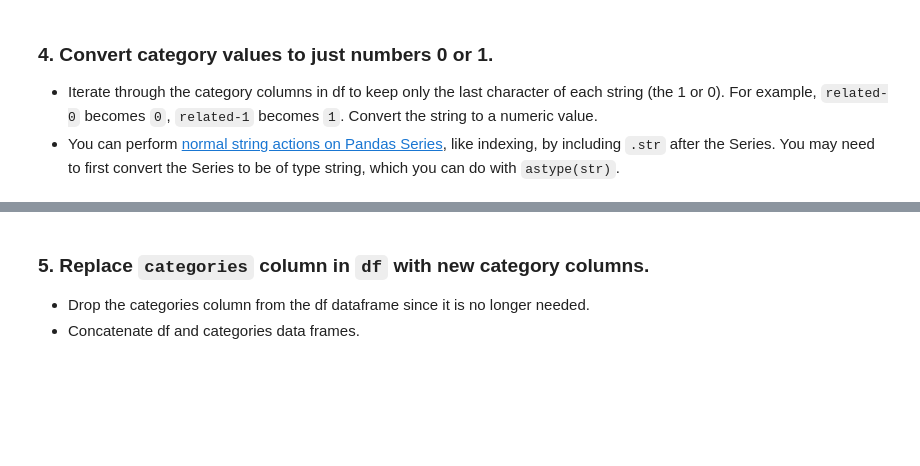
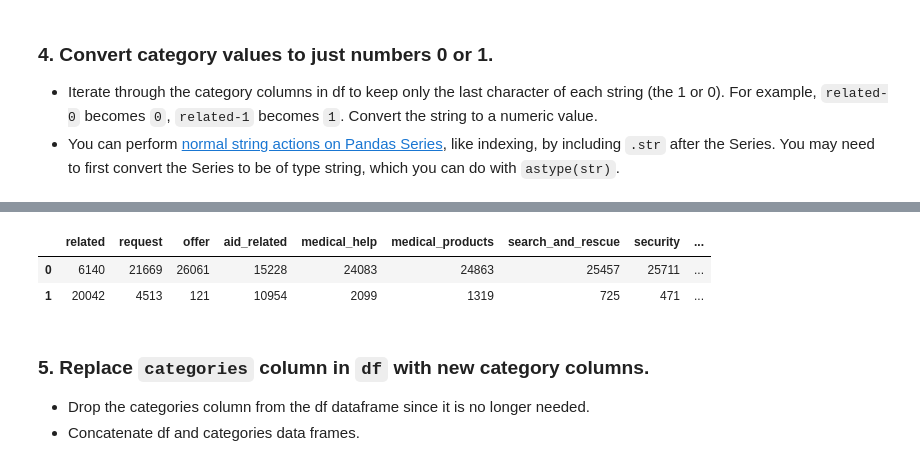
Before and after one commit to mathieurella/Data-Science-Response-Disaster-Pipeline, a Jupyter notebook: ETL Pipeline Preparation.ipynb, the cells around one changed output, grey strips where cells are left out. Saved outputs shown, nothing was run; the diff lists cells and outputs as text; code cells hidden in the pictures; blank space fills up the shorter version.

Commit message:
ETL Pipeline Preparation Boolean Edit

```diff
--- a/ETL Pipeline Preparation.ipynb
+++ b/ETL Pipeline Preparation.ipynb
@@ -127,3 +134,12 @@ categories.head()
+# %%
+    # delete all the value = 2 of categories, only appears on the related columns
+categories = categories[categories.related != 2]
+    # We only have boolean left
+categories.apply(pd.Series.value_counts)
+# %% [output]
+|  | related | request | offer | aid_related | medical_help | medical_products | search_and_rescue | security | ... |
+| 0 | 6140 | 21669 | 26061 | 15228 | 24083 | 24863 | 25457 | 25711 | ... |
+| 1 | 20042 | 4513 | 121 | 10954 | 2099 | 1319 | 725 | 471 | ... |
 # %% [markdown]
 ### 5. Replace `categories` column in `df` with new category columns.
 - Drop the categories column from the df dataframe since it is no longer needed.
```
Also changed, not shown: parts of 7 cells of this notebook.
